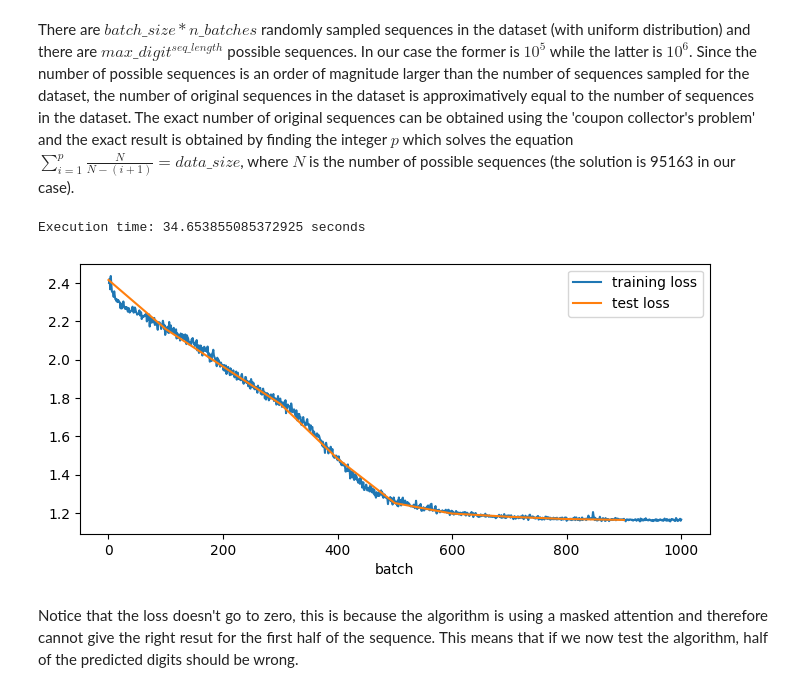
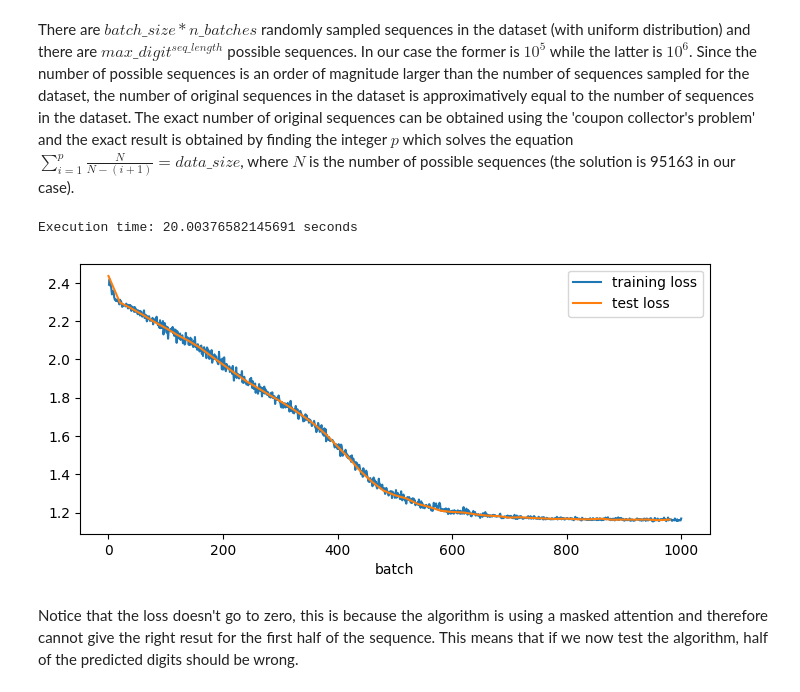
Before and after one commit to Charles-Marteau/Transformer, a Jupyter notebook: Transformer.ipynb, the cells around one changed output. Drawn from its saved outputs; the diff is of its cells as text; code cells hidden in the pictures.

```diff
--- a/Transformer.ipynb
+++ b/Transformer.ipynb
@@ -86,7 +86,7 @@ class Transformer(torch.nn.Module):
         x = self.embed(x) # output: torch.tensor(batch_size, seq_length, d_model)
         # Positional encoding
         p = self.pos_enc(torch.arange(0, seq_length))
-        x = x + p.to(device)
+        x = x + p.to(self.embed.weight.device)
         # Application n_blocks * (attention + feed forward)
         x = self.DecoderBlocks(x)
         # Layer norm
@@ -195,38 +195,38 @@ batch = 0
 for data in datas:
     X = data[0].to(device)
     y = data[1].to(device)
     # Forward
     optimizer.zero_grad()
     output = Tr(X) # output = torch.tensor(batch_size, seq_length, vocab_size)
     # We reshape output to (batch_size * seq_length, vocab_size) and target to (batch_size * seq_length)
     # The -1 means that pytorch finds the right dimension to ensure compatibility
     loss = criterion(output.reshape(-1, output.size()[-1]), y.reshape(-1))
     # Test
-    if batch % 100 == 0:
-        output_test = Tr(X_test)
-        test_loss = criterion(output_test.reshape(-1, output_test.size()[-1]), y_test.reshape(-1))
+    if batch % 20 == 0:
+        output_test = Tr(X_test.to(device))
+        test_loss = criterion(output_test.reshape(-1, output_test.size()[-1]), y_test.to(device).reshape(-1))
         losses_test.append((batch, test_loss.item()))
     # Backward
     loss.backward()
     # Perform gradient clipping
     torch.nn.utils.clip_grad_norm_(Tr.parameters(), max_gradient_norm)
     # Update
     optimizer.step()
     batch += 1
     losses.append((batch, loss.item()))
 
 fig = plt.figure(figsize=(7, 3))
 axes = fig.add_axes([0.1, 0.1, 0.9, 0.9])
 axes.plot(*list(zip(*losses)), label='training loss')
 axes.plot(*list(zip(*losses_test)), label='test loss')
 axes.set_xlabel('batch')
 axes.legend(loc=0)
 end_time = time.time()
 execution_time = end_time - start_time
 print("Execution time:", execution_time, "seconds")
 # %% [output]
-Execution time: 34.653855085372925 seconds
+Execution time: 20.00376582145691 seconds
-[figure, old version]
+[figure, new version]
 # %% [markdown]
 <div style="text-align: justify">
 Notice that the loss doesn't go to zero, this is because the algorithm is using
```
Also changed, not shown: parts of 24 cells of this notebook.
